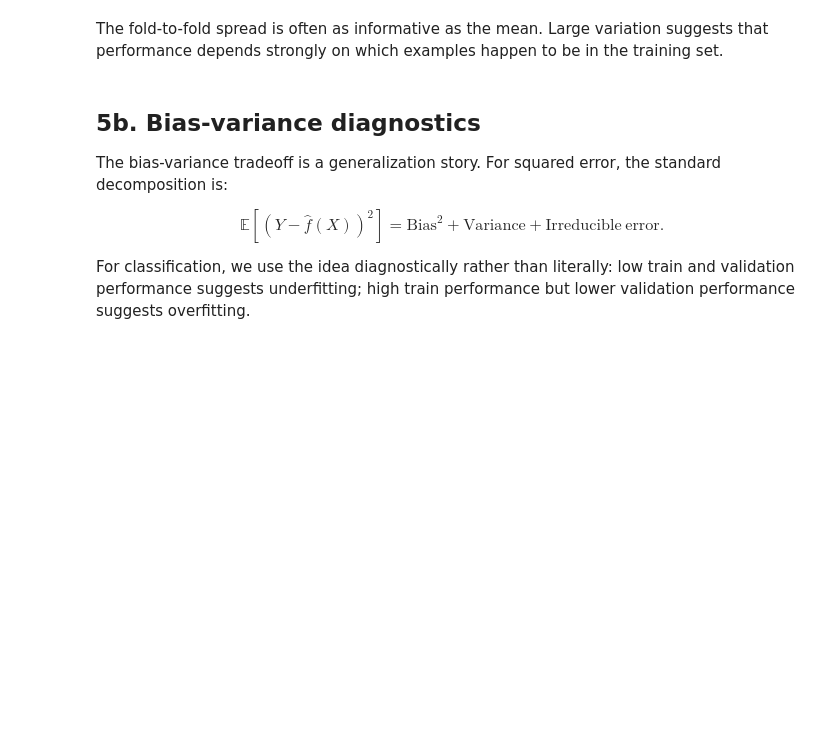
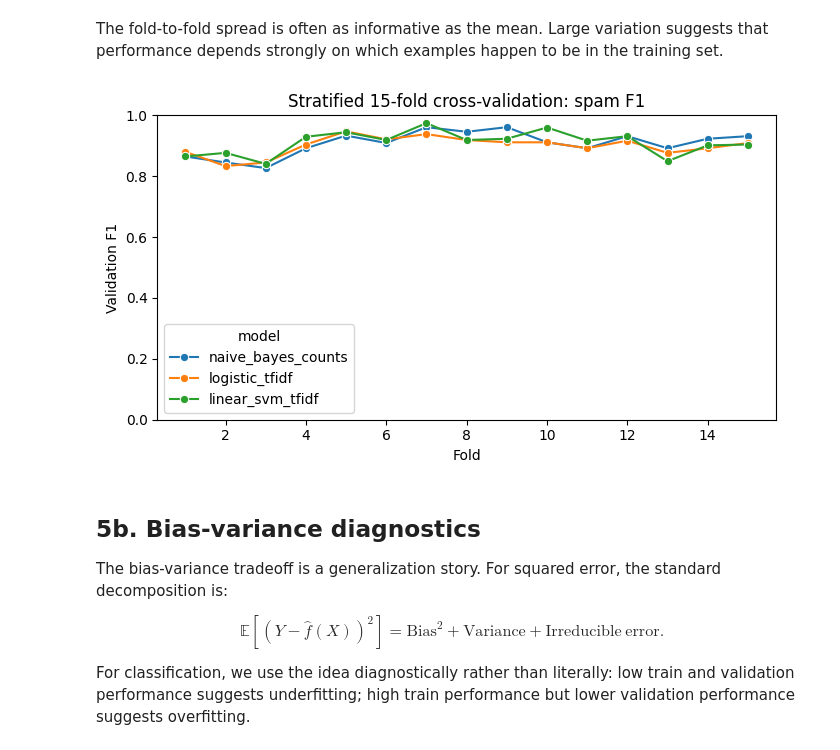
Before and after one commit to PeterTolochko/MethodsNET_Summer_School, a Jupyter notebook: materials/notebooks/day_2_labels_and_classification.ipynb, the cells around one changed output. Saved outputs shown, nothing was run; the diff lists cells and outputs as text; code cells hidden in the pictures; blank space fills up the shorter version.

```diff
--- a/materials/notebooks/day_2_labels_and_classification.ipynb
+++ b/materials/notebooks/day_2_labels_and_classification.ipynb
@@ -545,7 +717,7 @@ $$\widehat{M}_{CV} = \frac{1}{k}\sum_{j=1}^{k} M_j.$$
 
 For imbalanced classification, we use stratified folds so that each fold has a similar spam/ham ratio. In applied work, use cross-validation on the training data for model selection, then reserve the test set for the final estimate.
 # %%
-cv = StratifiedKFold(n_splits=5, shuffle=True, random_state=42)
+cv = StratifiedKFold(n_splits=15, shuffle=True, random_state=42)
 scoring = {
     'accuracy': 'accuracy',
     'precision': make_scorer(precision_score, pos_label='spam', zero_division=0),
@@ -588,11 +767,13 @@ The fold-to-fold spread is often as informative as the mean. Large variation sug
 # %%
 plt.figure(figsize=(7, 4))
 sns.lineplot(data=cv_results, x='fold', y='f1', hue='model', marker='o')
 plt.ylim(0, 1)
-plt.title('Stratified 5-fold cross-validation: spam F1')
+plt.title('Stratified 15-fold cross-validation: spam F1')
 plt.xlabel('Fold')
 plt.ylabel('Validation F1')
 plt.tight_layout()
+# %% [output]
+[figure, added]
 # %% [markdown]
 ## 5b. Bias-variance diagnostics
 
```
Also changed, not shown: parts of 33 cells of this notebook, 2 other files.
